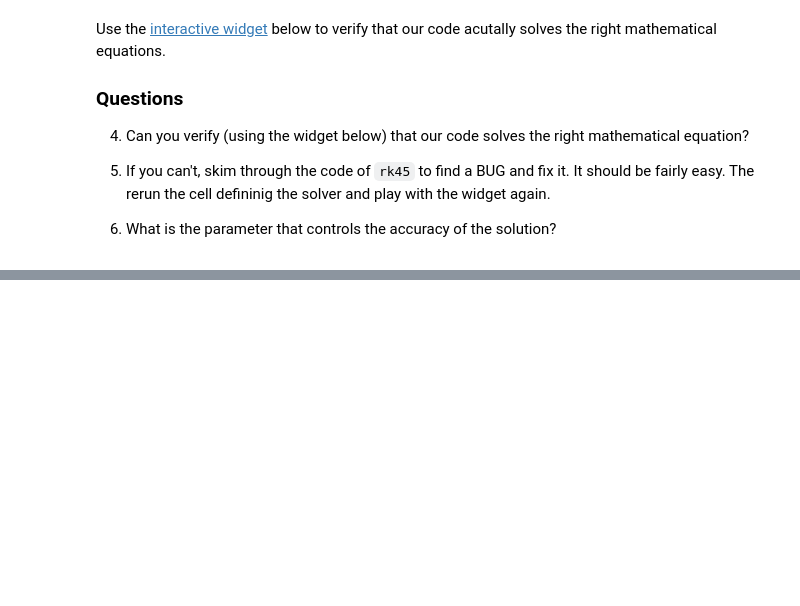
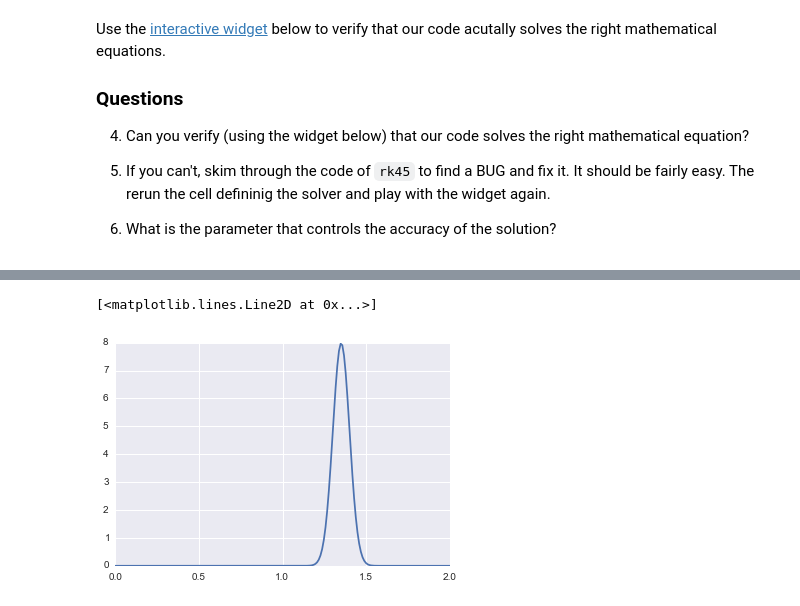
Before and after one commit to nawalgao/uq-course, a Jupyter notebook: lec_01.ipynb, the cells around one changed output, grey strips where cells are left out. Drawn from its saved outputs; the diff is of its cells as text; code cells hidden in the pictures; blank space fills up the shorter version.

```diff
--- a/lec_01.ipynb
+++ b/lec_01.ipynb
@@ -316,0 +395,8 @@ interactive(plot_ode_sol, T = (20, 100), k = [0., 1.], A = [0., 2.], omega = [0.
+# %%
+import scipy.stats
+from scipy.stats import norm
+xi1 = np.linspace(-0, 2, 200)
+plt.plot(xi1, norm.pdf(xi1, loc=1.35, scale=0.05))
+# %% [output]
+[<matplotlib.lines.Line2D at 0x...>]
+[figure, added]
```
Also changed, not shown: parts of 13 cells of this notebook.
